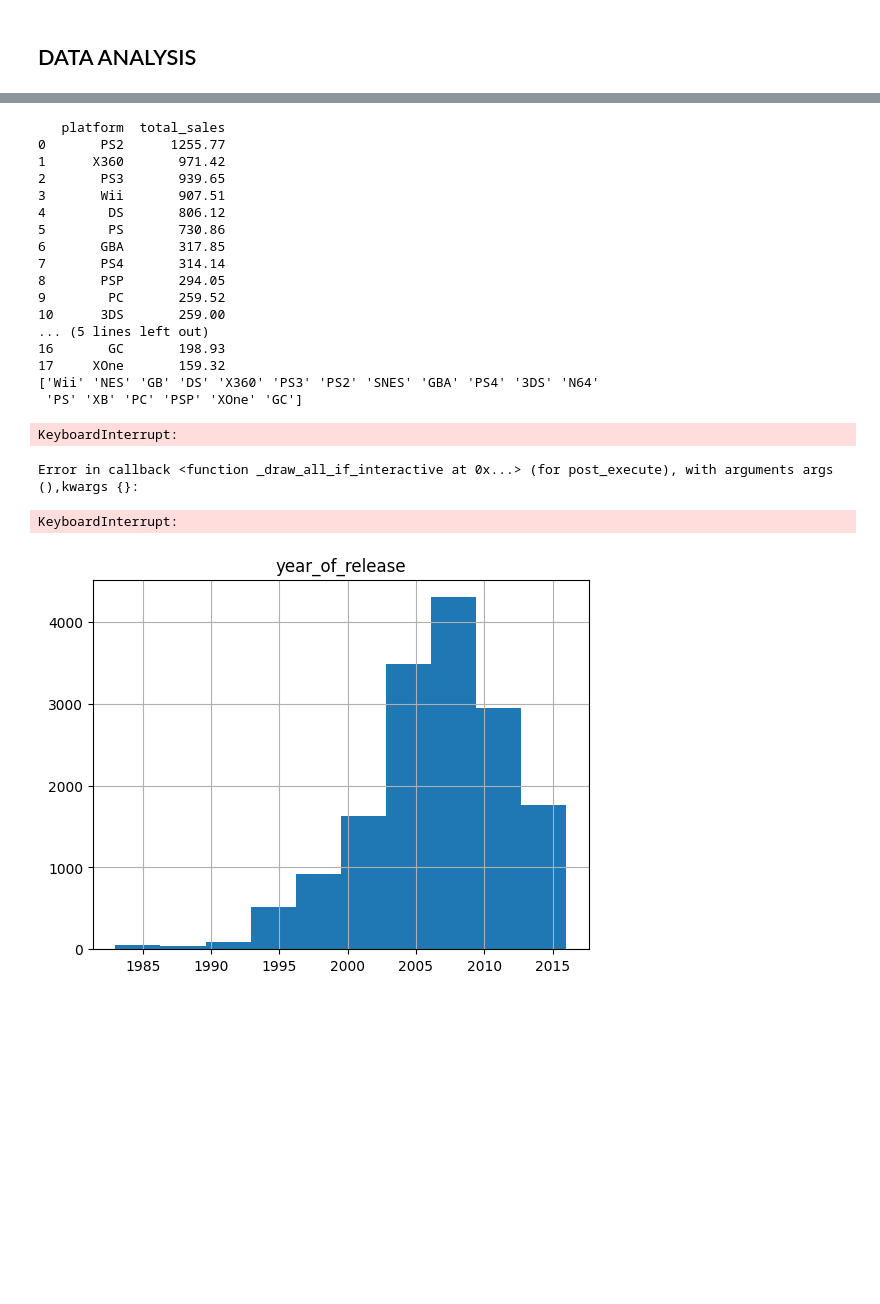
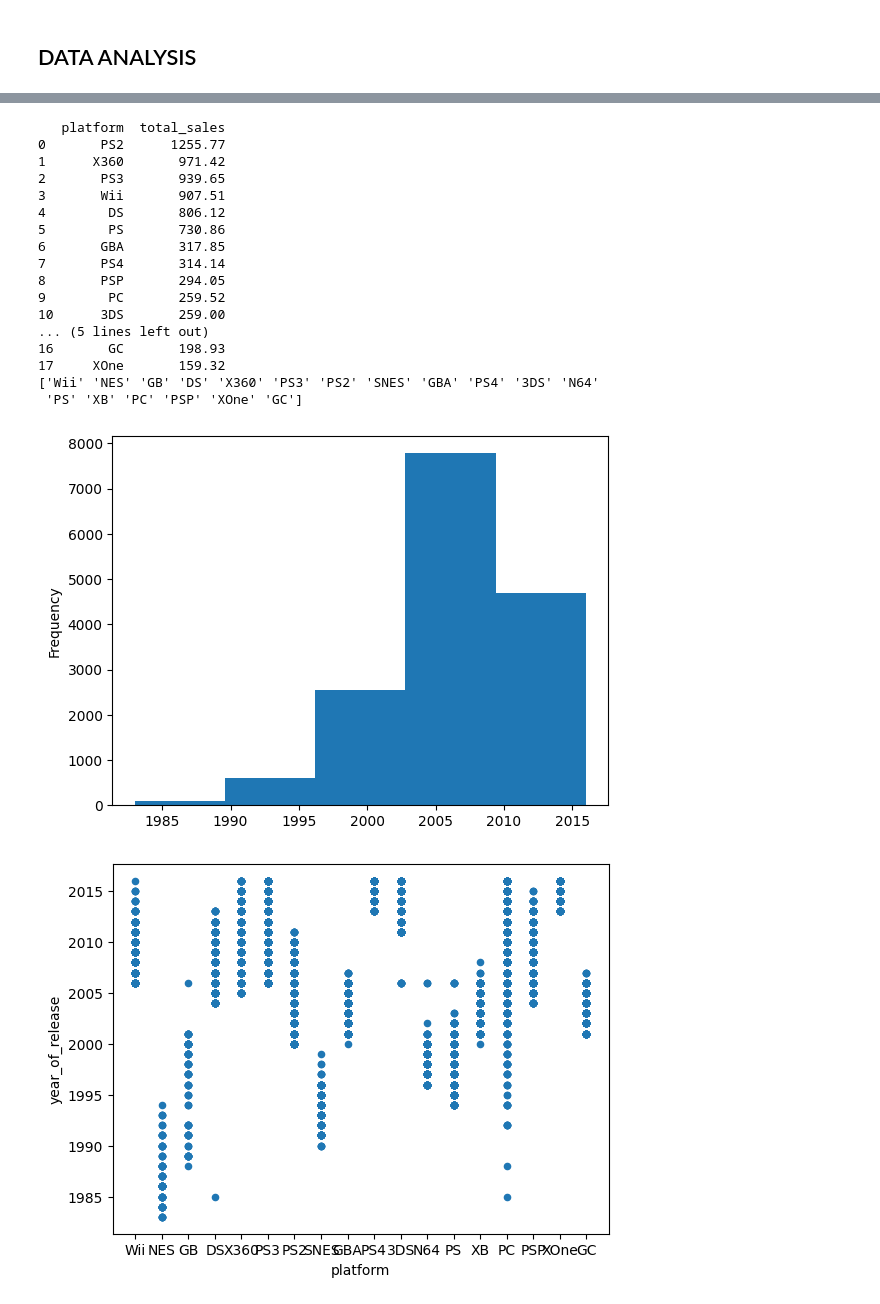
Before and after one commit to JimenaMaSuMu/VideoGameProject, a Jupyter notebook: code.ipynb, the cells around one changed output, grey strips where cells are left out. Drawn from its saved outputs; the diff is of its cells as text; code cells hidden in the pictures; blank space fills up the shorter version.

```diff
--- a/code.ipynb
+++ b/code.ipynb
@@ -227,30 +227,33 @@ Name: name, dtype: int64
 # %%
 sales_platforms= games.groupby('platform')['total_sales'].sum().sort_values(ascending=False).reset_index()
 top=sales_platforms[sales_platforms['total_sales']>100]
 print(top)
 games_query = games.query("platform in @top.platform")
 print(games_query['platform'].unique())
-games_query.hist(column='year_of_release')
-games_query.plot(x='platform',y='year_of_release',kind='hist')
+
+games_query['year_of_release'].plot(kind='hist',bins=5)
+plt.show()
+games_query.plot(kind='scatter',x='platform',y='year_of_release')
+games_query.plot(kind='scatter',x='platform',y='total_sales')
+games_query.plot(kind='scatter',x='year_of_release',y='total_sales')
+plt.show()
 # %% [output]
    platform  total_sales
 0       PS2      1255.77
 1      X360       971.42
 2       PS3       939.65
 3       Wii       907.51
 4        DS       806.12
 5        PS       730.86
 6       GBA       317.85
 7       PS4       314.14
 8       PSP       294.05
 9        PC       259.52
 10      3DS       259.00
 ... (5 lines left out)
 16       GC       198.93
 17     XOne       159.32
 ['Wii' 'NES' 'GB' 'DS' 'X360' 'PS3' 'PS2' 'SNES' 'GBA' 'PS4' '3DS' 'N64'
  'PS' 'XB' 'PC' 'PSP' 'XOne' 'GC']
-KeyboardInterrupt:
-Error in callback <function _draw_all_if_interactive at 0x...> (for post_execute), with arguments args (),kwargs {}:
-KeyboardInterrupt:
-[figure, old version]
+[figure, new version]
+[figure, added]
```
Also changed, not shown: parts of 3 cells of this notebook.
